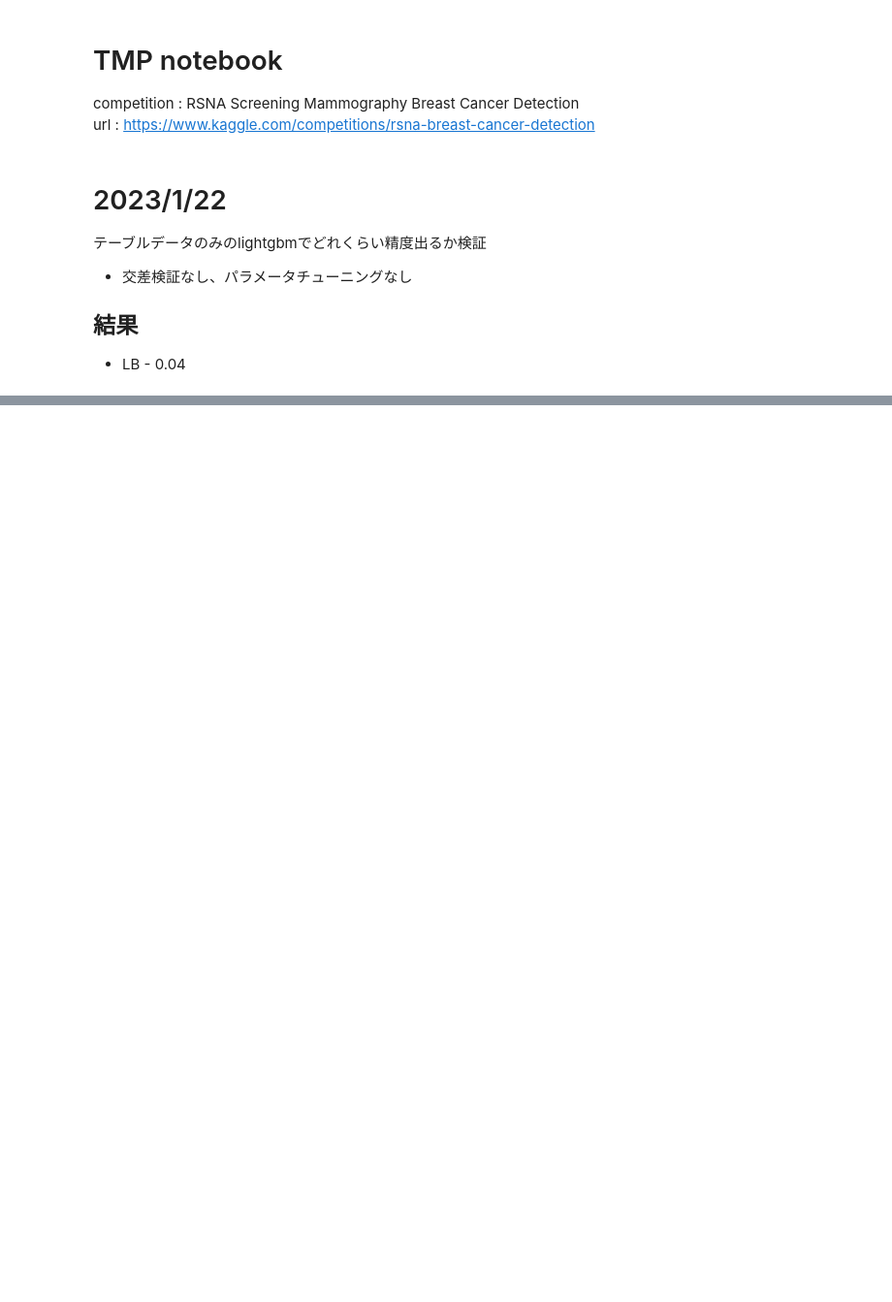
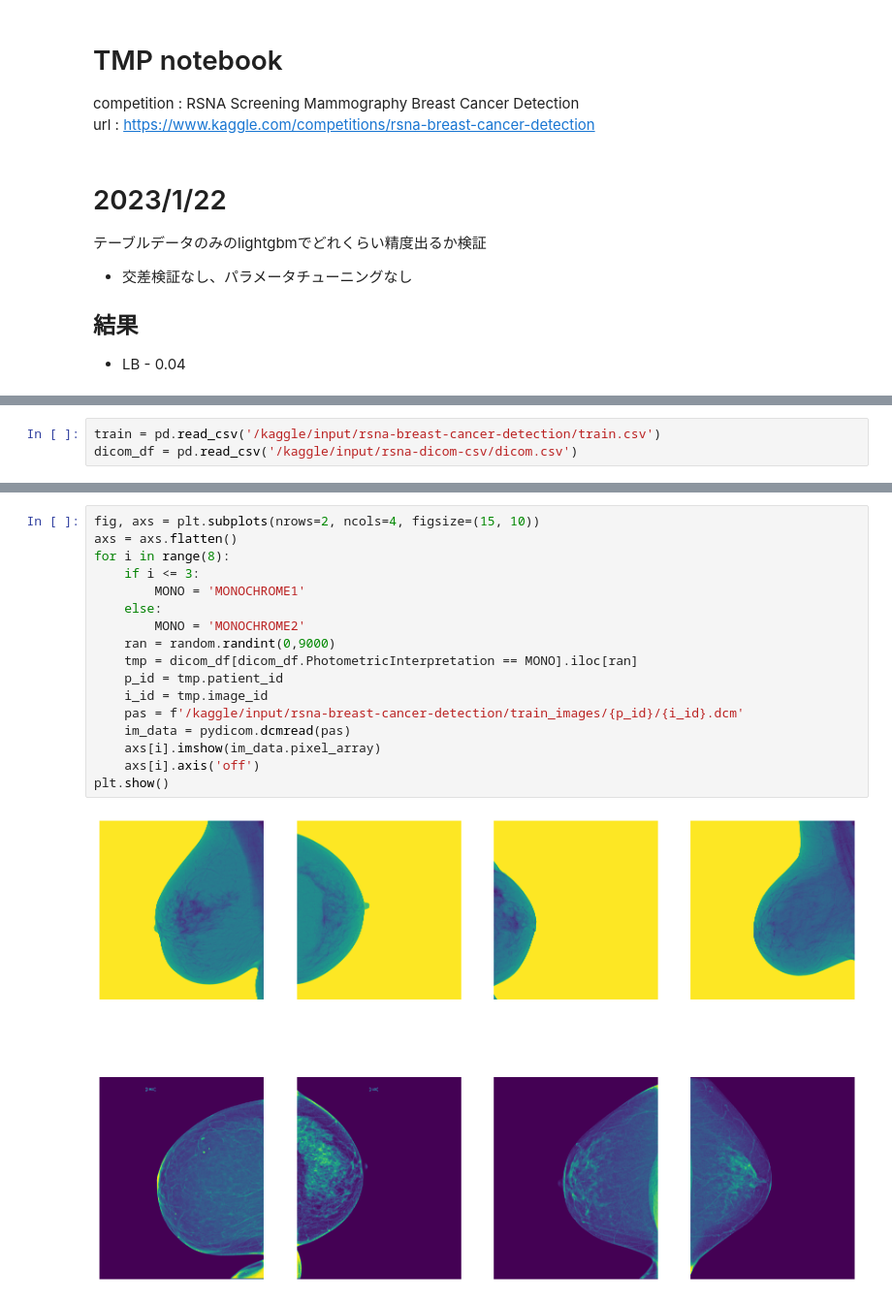
Before and after one commit to sanma-1230/kaggle-competition-rsna, a Jupyter notebook: rsna-tmp.ipynb, the cells around one changed output, grey strips where cells are left out. Shown at 97% size. Drawn from its saved outputs; the diff is of its cells as text; blank space fills up the shorter version.

```diff
--- a/rsna-tmp.ipynb
+++ b/rsna-tmp.ipynb
@@ -72,0 +107,3 @@ sub.to_csv('submission.csv', index=None)
+# %%
+train = pd.read_csv('/kaggle/input/rsna-breast-cancer-detection/train.csv')
+dicom_df = pd.read_csv('/kaggle/input/rsna-dicom-csv/dicom.csv')
@@ -72,0 +161,19 @@ sub.to_csv('submission.csv', index=None)
+# %%
+fig, axs = plt.subplots(nrows=2, ncols=4, figsize=(15, 10))
+axs = axs.flatten()
+for i in range(8):
+    if i <= 3:
+        MONO = 'MONOCHROME1'
+    else:
+        MONO = 'MONOCHROME2'
+    ran = random.randint(0,9000)
+    tmp = dicom_df[dicom_df.PhotometricInterpretation == MONO].iloc[ran]
+    p_id = tmp.patient_id
+    i_id = tmp.image_id
+    pas = f'/kaggle/input/rsna-breast-cancer-detection/train_images/{p_id}/{i_id}.dcm'
+    im_data = pydicom.dcmread(pas)
+    axs[i].imshow(im_data.pixel_array)
+    axs[i].axis('off')
+plt.show()
+# %% [output]
+[figure, added]
```
Also changed, not shown: parts of 8 cells of this notebook.
